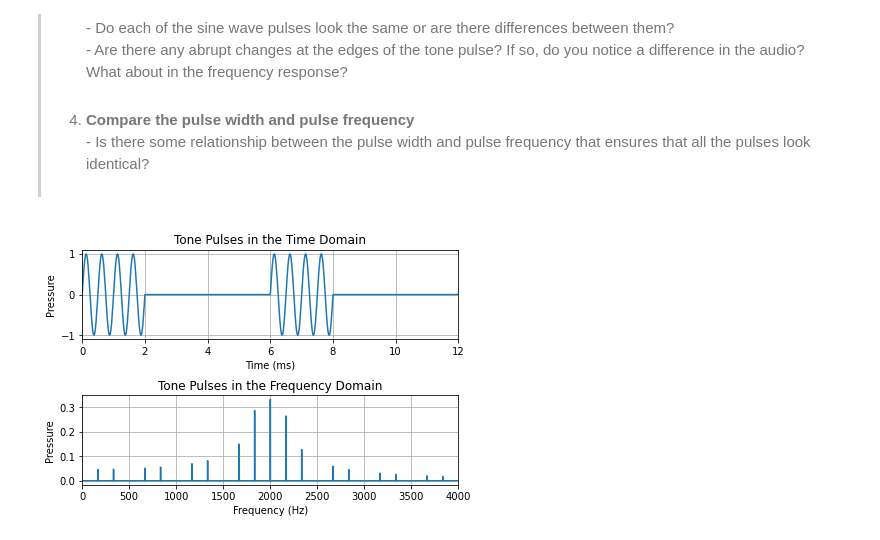
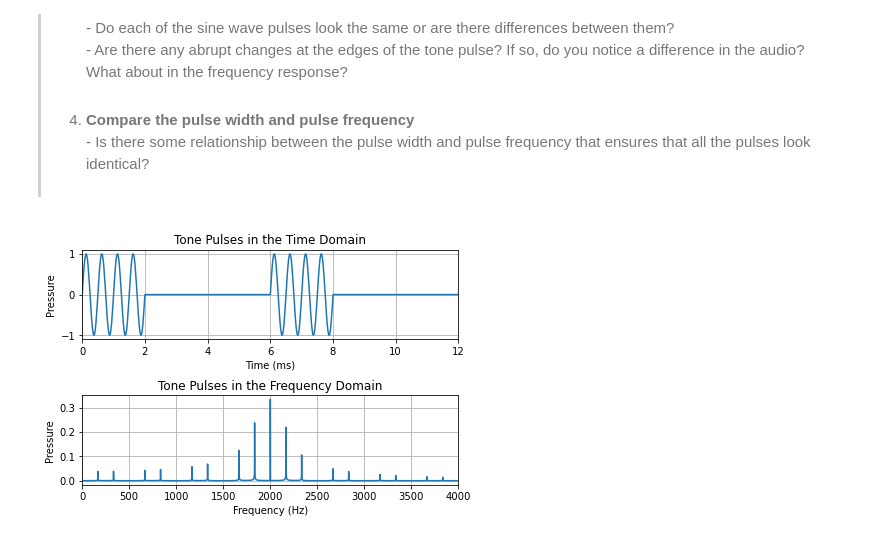
Before and after one commit to keatoncscheible/acoustics_101, a Jupyter notebook: acoustics_101.ipynb, the cells around one changed output. Drawn from its saved outputs; the diff is of its cells as text; code cells hidden in the pictures.

```diff
--- a/acoustics_101.ipynb
+++ b/acoustics_101.ipynb
@@ -412,7 +412,7 @@ f_pulse = 166.666
 t_pulse_width = 2e-3
 
 # Time
-stop_time = 3
+stop_time = 1
 time = np.arange(0, stop_time, Ts)
 time_ms = time * 1000
 
@@ -420,31 +420,31 @@ time_ms = time * 1000
 s = lambda t : A *np.sin(2 * np.pi * f_tone * t + theta_tone)
 g = lambda t : t % (1 / f_pulse) < t_pulse_width
 tone_pulse = s(time) * g(time)
 
 # Create figure
 fig, (ax_time, ax_freq) = plt.subplots(2, 1, constrained_layout=True)
 
 # Plot tone pulses in the time domain
 num_pulses_to_plot = 2
 ax_time.grid()
 ax_time.plot(time_ms, tone_pulse)
 ax_time.set_title('Tone Pulses in the Time Domain')
 ax_time.set_xlabel('Time (ms)')
 ax_time.set_ylabel('Pressure')
 ax_time.set_xlim((0, num_pulses_to_plot / f_pulse * 1000))
 
 # Plot tone pulses in the frequency domain
 N = len(time)
 tone_pulse_fft = fft(tone_pulse)
 freq = fftfreq(N, Ts)[:N//2]
 ax_freq.grid()
 ax_freq.plot(freq, 2.0/N * np.abs(tone_pulse_fft[0:N//2]))
 ax_freq.set_title('Tone Pulses in the Frequency Domain')
 ax_freq.set_xlabel('Frequency (Hz)')
 ax_freq.set_ylabel('Pressure')
 ax_freq.set_xlim((0, 2*f_tone))
 
 # Generate audio file
 wavfile.write('audio/tone_pulses.wav', int(Fs), tone_pulse.astype(np.float32))
 # %% [output]
-[figure, old version]
+[figure, new version]
```
Also changed, not shown: 1 other file.
